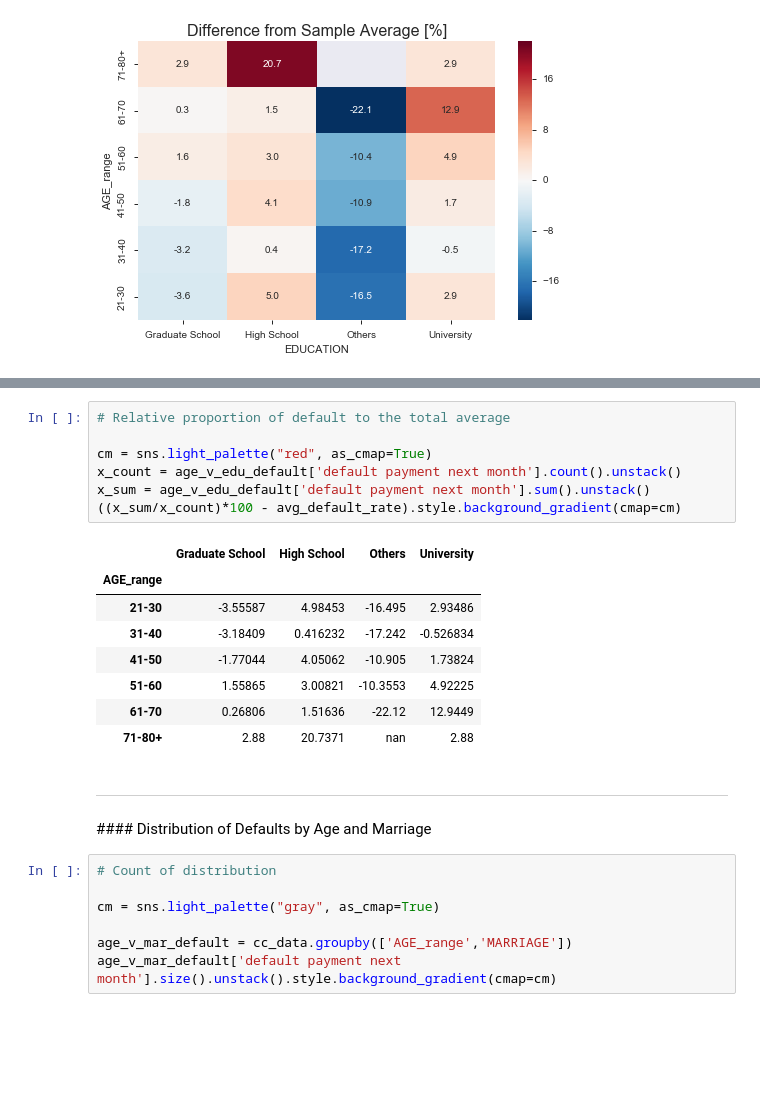
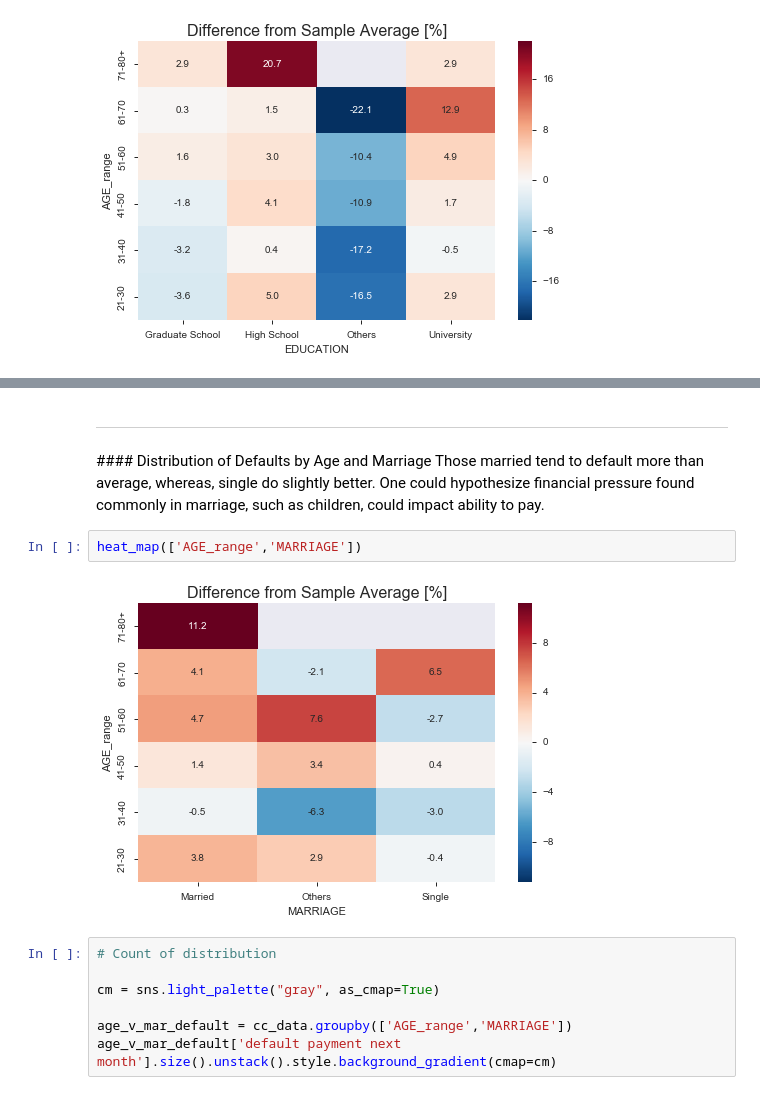
Before and after one commit to rlshuhart/MSDS7331_Project_1, a Jupyter notebook: MSDS7331_Project_1_Notebook.ipynb, the cells around one changed output, grey strips where cells are left out. Drawn from its saved outputs; the diff is of its cells as text; blank space fills up the shorter version.

```diff
--- a/MSDS7331_Project_1_Notebook.ipynb
+++ b/MSDS7331_Project_1_Notebook.ipynb
@@ -461,22 +429,11 @@ x_sum = age_v_edu_default['default payment next month'].sum().unstack()
-# %%
-# Relative proportion of default to the total average
-
-cm = sns.light_palette("red", as_cmap=True)
-x_count = age_v_edu_default['default payment next month'].count().unstack()
-x_sum = age_v_edu_default['default payment next month'].sum().unstack()
-((x_sum/x_count)*100 - avg_default_rate).style.background_gradient(cmap=cm)
-# %% [output]
-|  | Graduate School | High School | Others | University |
-| AGE_range |  |  |  |  |
-| 21-30 | -3.55587 | 4.98453 | -16.495 | 2.93486 |
-| 31-40 | -3.18409 | 0.416232 | -17.242 | -0.526834 |
-| 41-50 | -1.77044 | 4.05062 | -10.905 | 1.73824 |
-| 51-60 | 1.55865 | 3.00821 | -10.3553 | 4.92225 |
-| 61-70 | 0.26806 | 1.51636 | -22.12 | 12.9449 |
-| 71-80+ | 2.88 | 20.7371 | nan | 2.88 |
-# %% [markdown]
-<hr>
-#### Distribution of Defaults by Age and Marriage
+# %% [markdown]
+<hr>
+#### Distribution of Defaults by Age and Marriage
+Those married tend to default more than average, whereas, single do slightly better. One could hypothesize financial pressure found commonly in marriage, such as children, could impact ability to pay.
+# %%
+heat_map(['AGE_range','MARRIAGE'])
+# %% [output]
+[figure, added]
 # %%
 # Count of distribution
 
```
Also changed, not shown: parts of 4 cells of this notebook.
